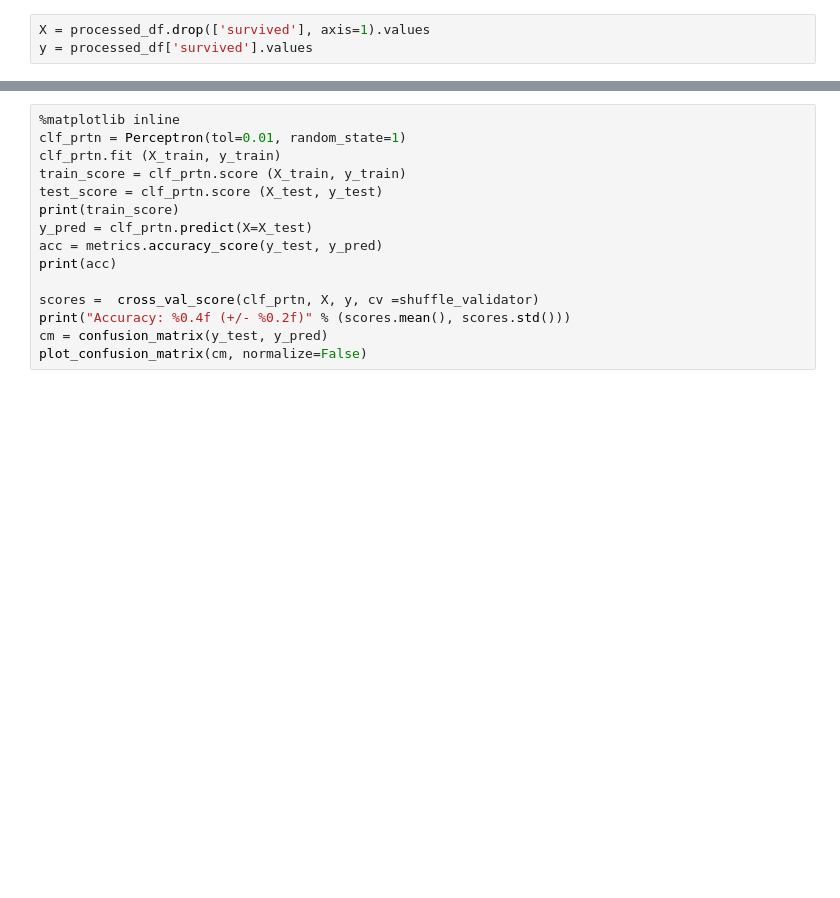
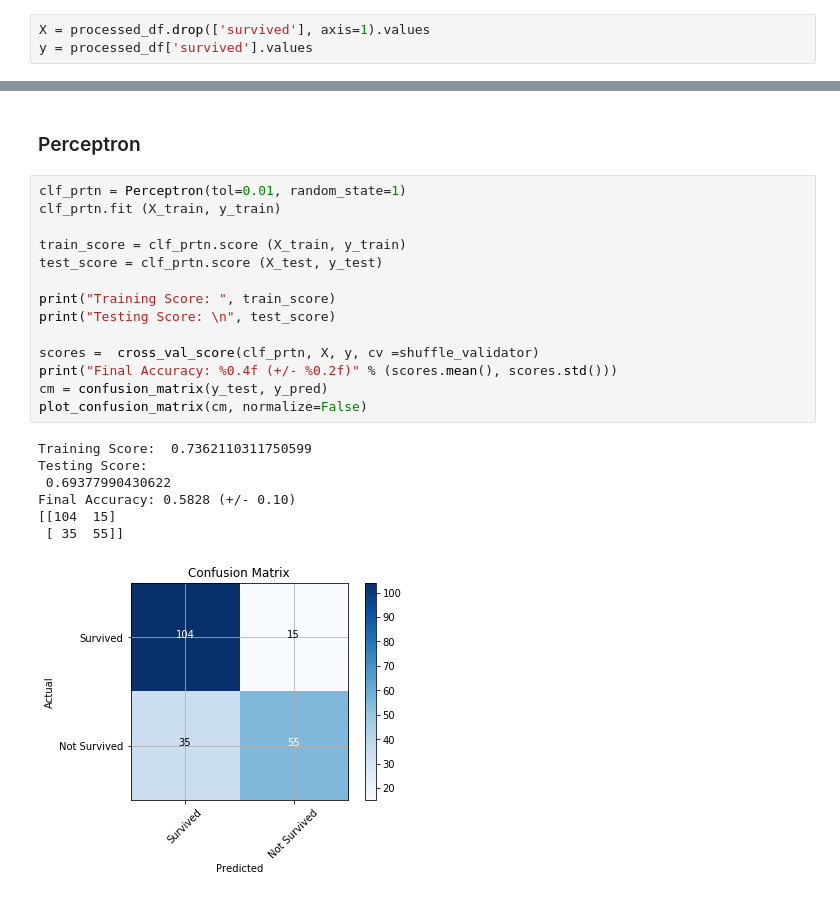
Before and after one commit to vipulpopat/MSCAI_CE4021_Project, a Jupyter notebook: Etivity_10131531.ipynb, the cells around one changed output, grey strips where cells are left out. Cells and saved outputs as stored; diff of their text form; blank space fills up the shorter version.

```diff
--- a/Etivity_10131531.ipynb
+++ b/Etivity_10131531.ipynb
@@ -178,15 +319,24 @@ test_classifier(clf_gb)
+# %% [markdown]
+### Perceptron
 # %%
-%matplotlib inline
 clf_prtn = Perceptron(tol=0.01, random_state=1)
 clf_prtn.fit (X_train, y_train)
+
 train_score = clf_prtn.score (X_train, y_train)
 test_score = clf_prtn.score (X_test, y_test)
-print(train_score)
-y_pred = clf_prtn.predict(X=X_test)
-acc = metrics.accuracy_score(y_test, y_pred)
-print(acc)
+
+print("Training Score: ", train_score)
+print("Testing Score: \n", test_score)
 
 scores =  cross_val_score(clf_prtn, X, y, cv =shuffle_validator)
-print("Accuracy: %0.4f (+/- %0.2f)" % (scores.mean(), scores.std()))
+print("Final Accuracy: %0.4f (+/- %0.2f)" % (scores.mean(), scores.std()))
 cm = confusion_matrix(y_test, y_pred)
 plot_confusion_matrix(cm, normalize=False)
+# %% [output]
+Training Score:  0.7362110311750599
+Testing Score:
+ 0.69377990430622
+Final Accuracy: 0.5828 (+/- 0.10)
+[[104  15]
+ [ 35  55]]
+[figure, added]
```
Also changed, not shown: parts of 37 cells of this notebook.
